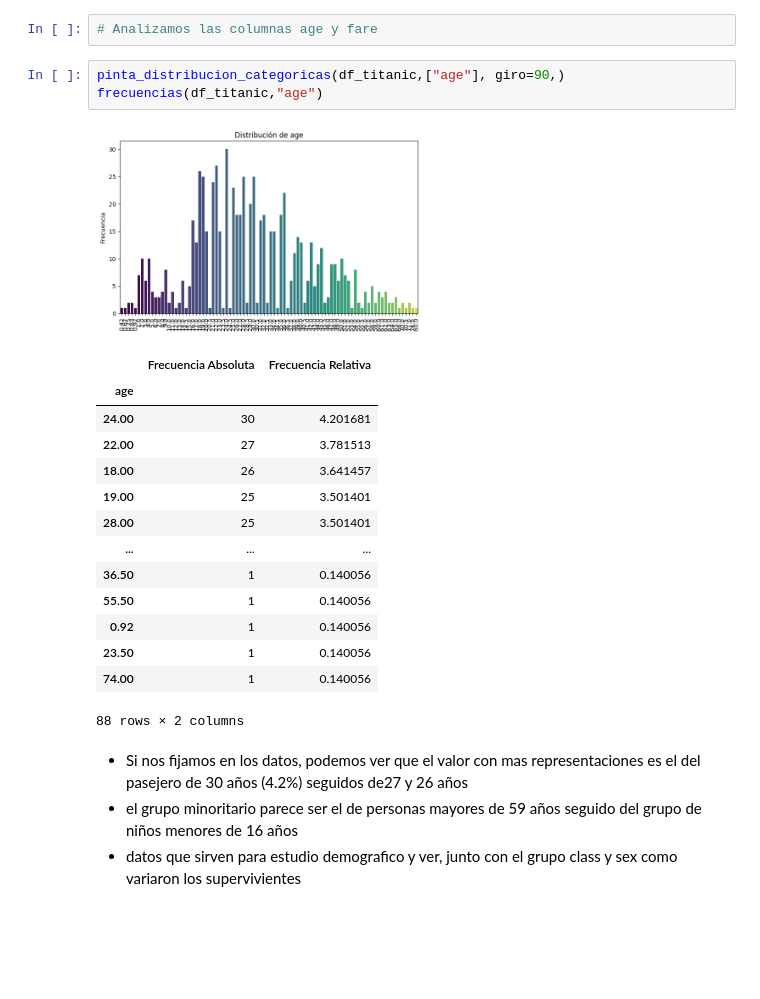
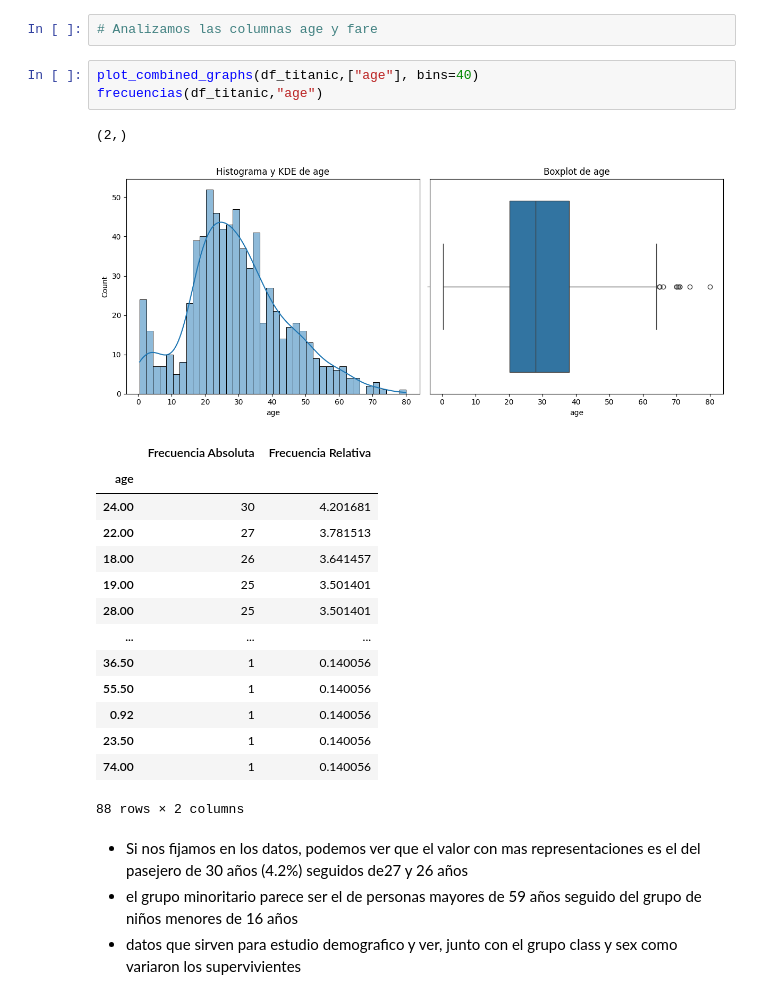
Before and after one commit to MartinAmez/ONLINE_DS_THEBRIDGE_MARTIN, a Jupyter notebook: Sprint 7 Analisis/Practica_Obligatoria/18_Practica_Obligatoria_Univariante.ipynb, the cells around one changed output. Saved outputs shown, nothing was run; the diff lists cells and outputs as text; blank space fills up the shorter version.

```diff
--- a/Sprint 7 Analisis/Practica_Obligatoria/18_Practica_Obligatoria_Univariante.ipynb
+++ b/Sprint 7 Analisis/Practica_Obligatoria/18_Practica_Obligatoria_Univariante.ipynb
@@ -451,10 +451,11 @@ frecuencias(df_titanic,"who")
 # %%
 # Analizamos las columnas age y fare
 # %%
-pinta_distribucion_categoricas(df_titanic,["age"], giro=90,)
+plot_combined_graphs(df_titanic,["age"], bins=40)
 frecuencias(df_titanic,"age")
 # %% [output]
+(2,)
-[figure, old version]
+[figure, new version]
 |  | Frecuencia Absoluta | Frecuencia Relativa |
 | age |  |  |
 | 24.00 | 30 | 4.201681 |
@@ -468,7 +469,7 @@ frecuencias(df_titanic,"age")
 | 0.92 | 1 | 0.140056 |
 | 23.50 | 1 | 0.140056 |
 | 74.00 | 1 | 0.140056 |
-88 rows × 2 columns
+88 rows × 2 columns
 # %% [markdown]
 * Si nos fijamos en los datos, podemos ver que el valor con mas representaciones es el del pasejero de 30 años (4.2%) seguidos de27 y 26 años
 * el grupo minoritario parece ser el de personas mayores de 59 años seguido del grupo de niños menores de 16 años
```
Also changed, not shown: parts of 5 cells of this notebook, 1 other file.
